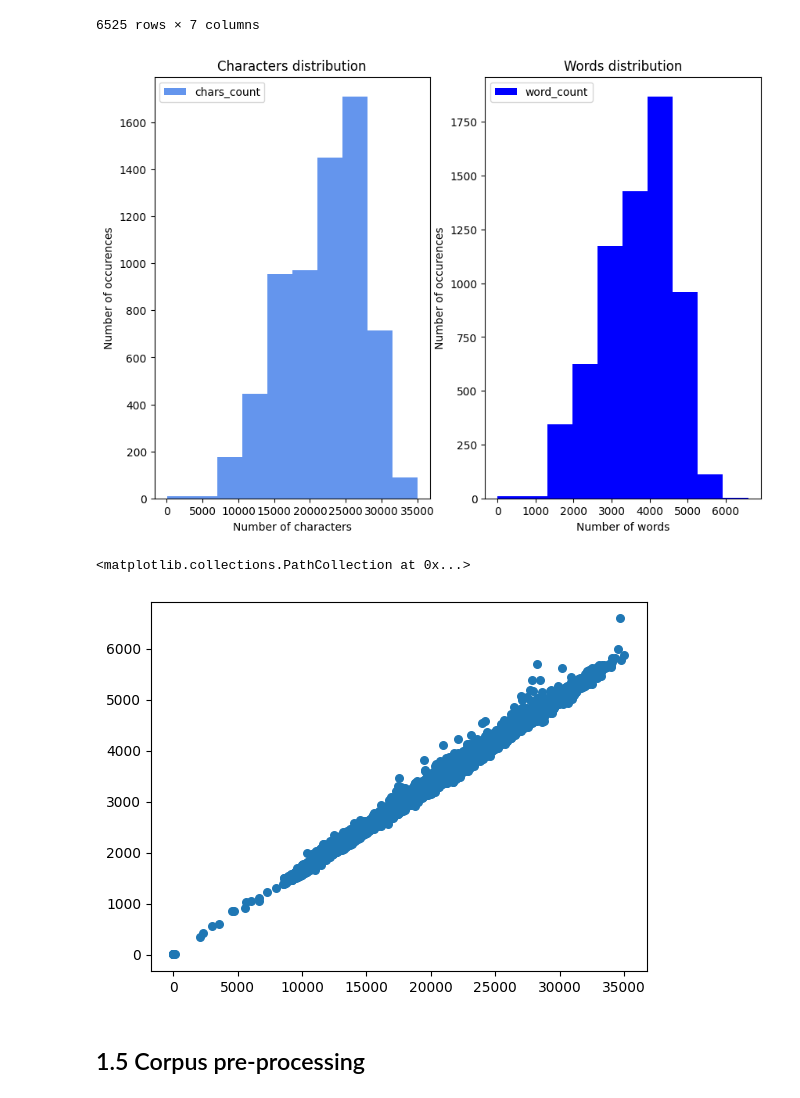
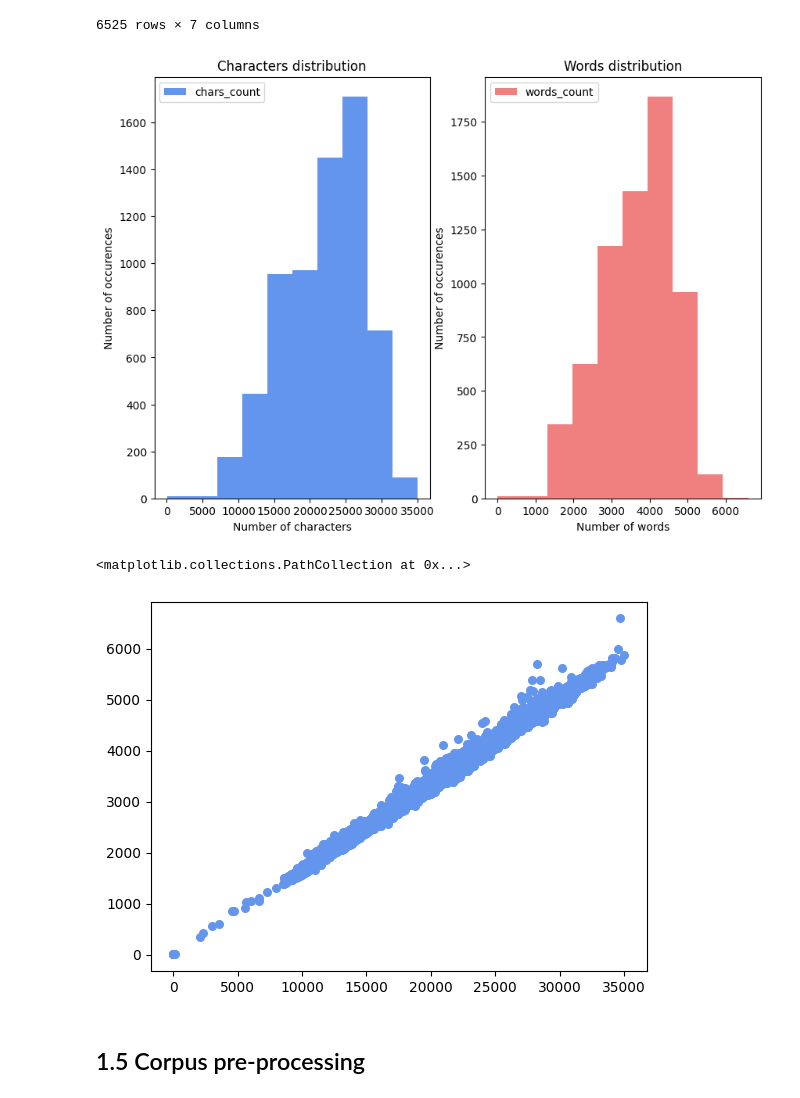
Before and after one commit to DHARPA-Project/TopicModelling-, a Jupyter notebook: topic_modelling.ipynb, the cells around one changed output. Drawn from its saved outputs; the diff is of its cells as text; code cells hidden in the pictures.

```diff
--- a/topic_modelling.ipynb
+++ b/topic_modelling.ipynb
@@ -323,26 +323,26 @@ import matplotlib.pyplot as plt
 # %%
 fig = plt.figure(figsize=(10,7))
 plt.subplot(121)
 plt.hist([subset_df.chars_count], bins = 10, color = ['cornflowerblue'],
         label = ['chars_count'])
 plt.ylabel('Number of occurences')
 plt.xlabel('Number of characters')
 plt.title('Characters distribution')
 plt.legend()
 plt.subplot(122)
-plt.hist([subset_df.words_count], bins = 10, color = ['blue'],
+plt.hist([subset_df.words_count], bins = 10, color = ['lightcoral'],
         label = ['words_count'])
 plt.ylabel('Number of occurences')
 plt.xlabel('Number of words')
 plt.title('Words distribution')
 plt.legend();
 # %% [output]
-[figure, old version]
+[figure, new version]
 # %%
-plt.scatter(subset_df.chars_count, subset_df.words_count,  s=30)
+plt.scatter(subset_df.chars_count, subset_df.words_count,  s=30, color = ['cornflowerblue'])
 # %% [output]
 <matplotlib.collections.PathCollection at 0x...>
-[figure, old version]
+[figure, new version]
 # %%
 #subset_df.to_csv(output_folder + '/documents_list.csv')
 # %% [markdown]
```
Also changed, not shown: parts of 8 cells of this notebook.
